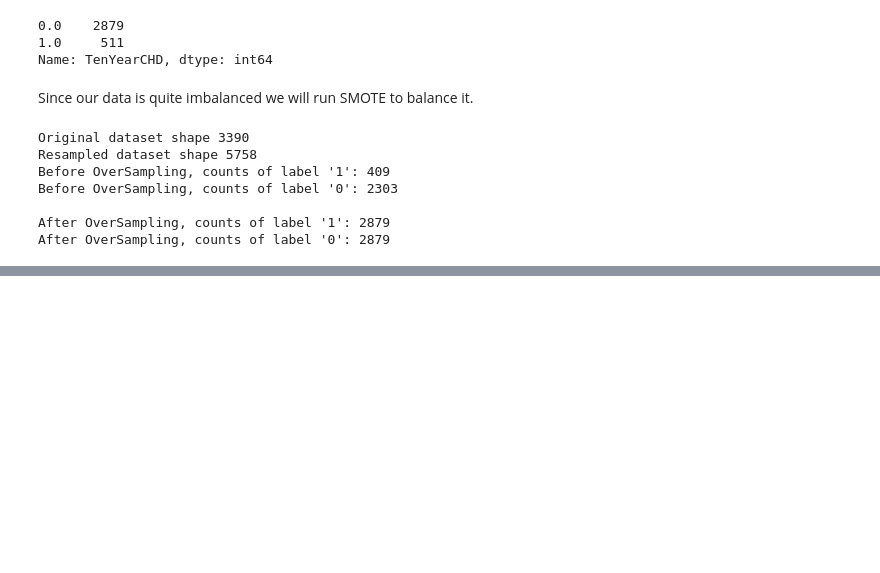
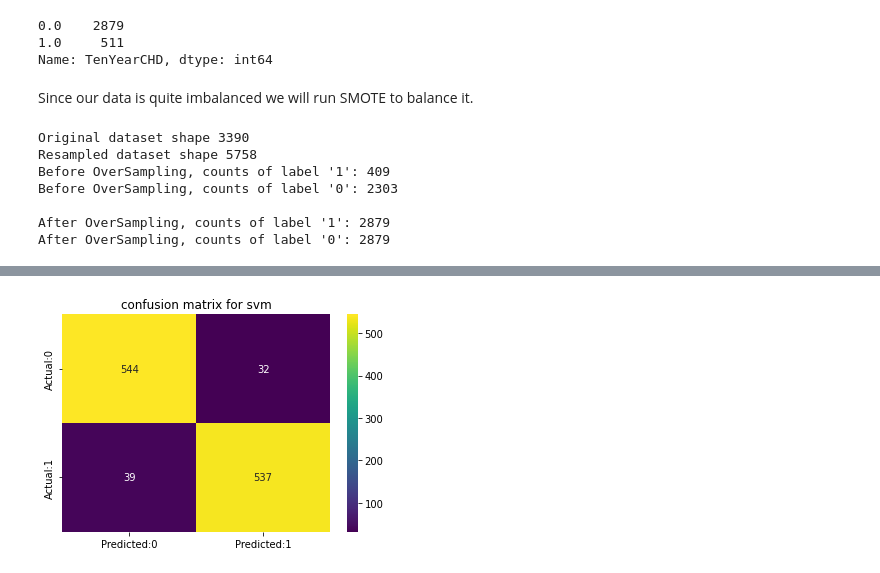
Before and after one commit to Tanjul5/Cardiovascular-Risk-Prediction, a Jupyter notebook: Cardiovascular_Risk_Prediction.ipynb, the cells around one changed output, grey strips where cells are left out. Cells and saved outputs as stored; diff of their text form; code cells hidden in the pictures; blank space fills up the shorter version.

```diff
--- a/Cardiovascular_Risk_Prediction.ipynb
+++ b/Cardiovascular_Risk_Prediction.ipynb
@@ -437,0 +619,2 @@ X_test = pd.DataFrame(scaled_test_X)
+# %%
+y_svm_pred = svm_classifier.predict(X_test_trf)
@@ -437,0 +639,10 @@ X_test = pd.DataFrame(scaled_test_X)
+# %%
+#plot the confusion matrix
+conf_mat = confusion_matrix(y_test_n,y_svm_pred)
+conf_matrix=pd.DataFrame(data=conf_mat,index=['Actual:0','Actual:1'],columns=['Predicted:0','Predicted:1'])
+plt.figure(figsize=(6,4))
+sns.heatmap(conf_matrix,annot=True,fmt='d',cmap='viridis')
+plt.title('confusion matrix for svm')
+plt.show()
+# %% [output]
+[figure, added]
```
Also changed, not shown: parts of 33 cells of this notebook.
